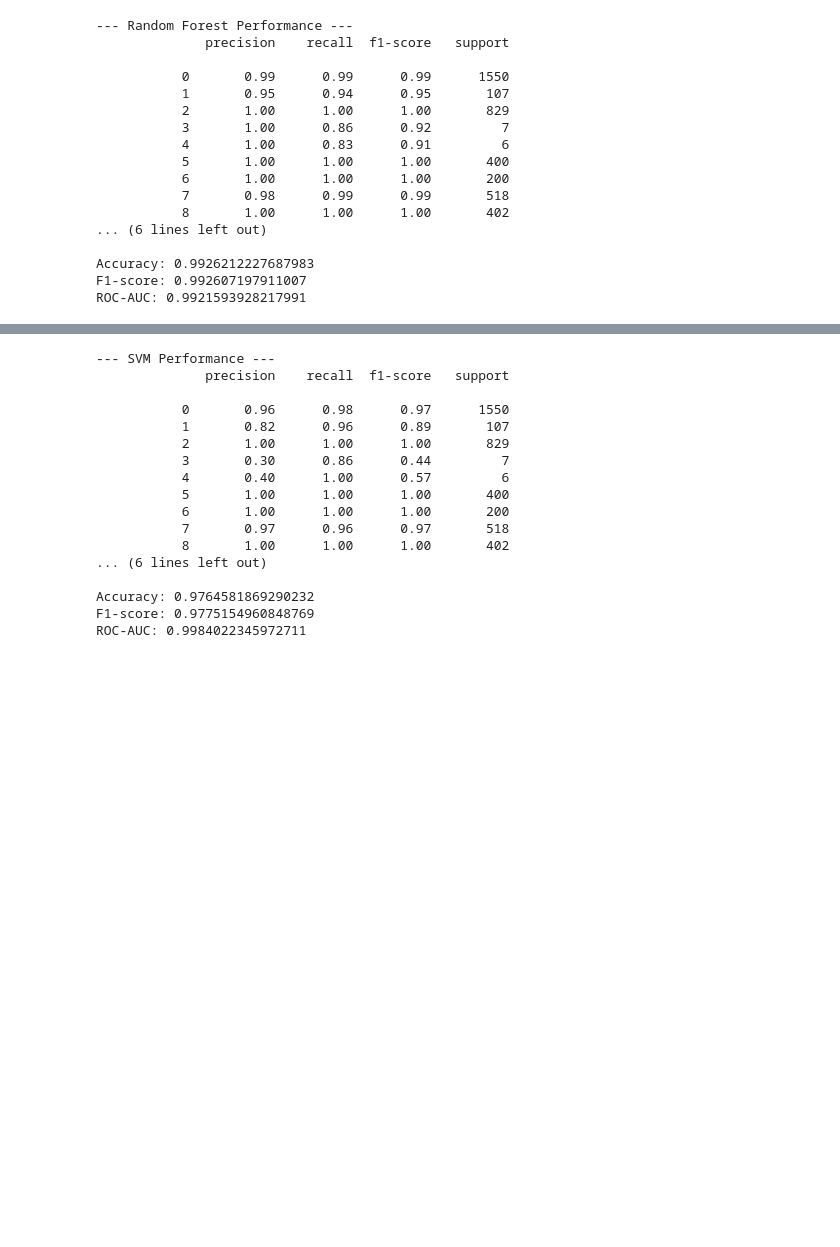
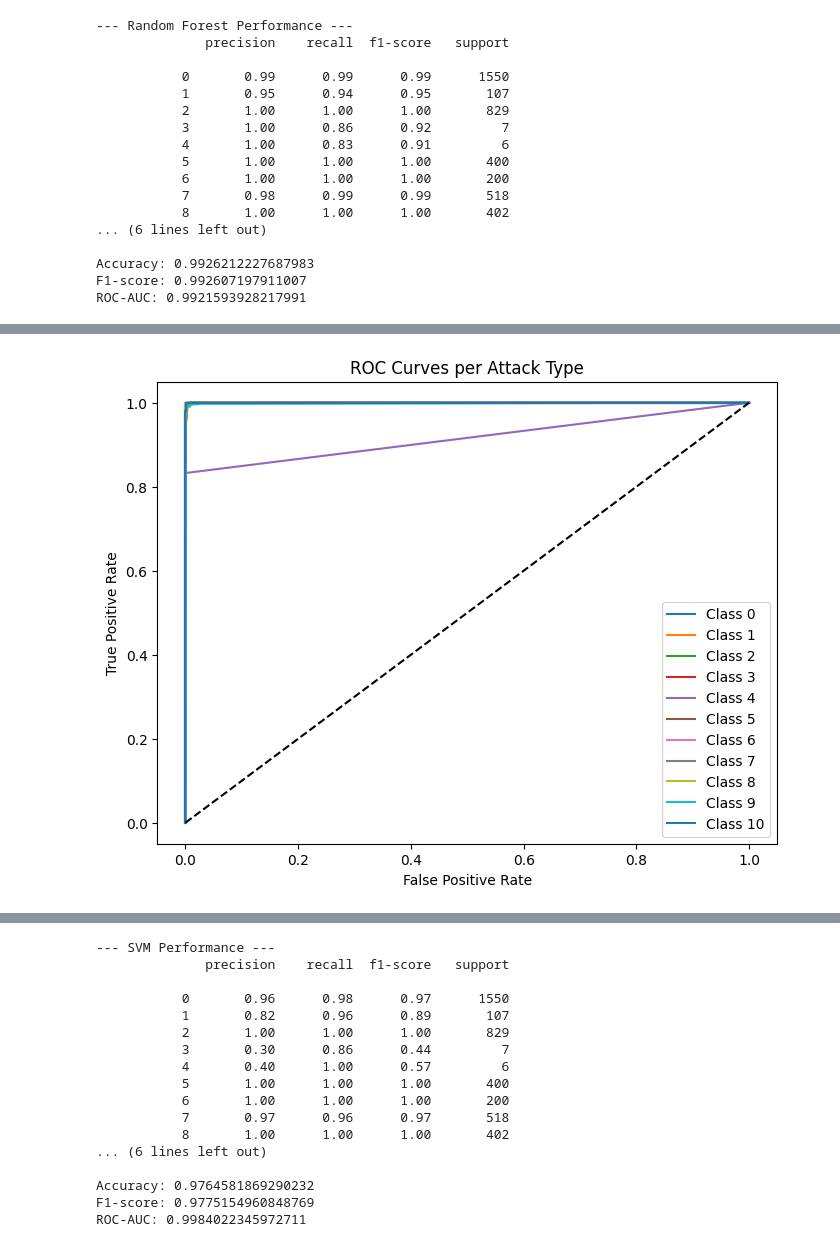
Before and after one commit to Andriguez/Machine-Learning-Project, a Jupyter notebook: notebook/project-notebook_v2.ipynb, the cells around one changed output, grey strips where cells are left out. Saved outputs shown, nothing was run; the diff lists cells and outputs as text; code cells hidden in the pictures; blank space fills up the shorter version.

```diff
--- a/notebook/project-notebook_v2.ipynb
+++ b/notebook/project-notebook_v2.ipynb
@@ -317,20 +350,23 @@ plt.show()
 # %%
-# Visualizing ROC curve for each class
-y_test_bin = label_binarize(y_test, classes=np.unique(y_test))
-n_classes = y_test_bin.shape[1]
+def plot_roc_curves(test_data, probability_data):
+    y_test_bin = label_binarize(test_data, classes=np.unique(y_test))
+    n_classes = y_test_bin.shape[1]
 
-plt.figure(figsize=(8,6))
+    plt.figure(figsize=(8,6))
 
-for i in range(n_classes):
-    fpr, tpr, _ = roc_curve(y_test_bin[:, i], y_probability[:, i])
-    plt.plot(fpr, tpr, label=f"Class {i}")
+    for i in range(n_classes):
+        fpr, tpr, _ = roc_curve(y_test_bin[:, i], probability_data[:, i])
+        plt.plot(fpr, tpr, label=f"Class {i}")
 
-plt.plot([0,1],[0,1],'k--')
-plt.title("ROC Curves per Attack Type")
-plt.xlabel("False Positive Rate")
-plt.ylabel("True Positive Rate")
-plt.legend()
-plt.show()
+    plt.plot([0,1],[0,1],'k--')
+    plt.title("ROC Curves per Attack Type")
+    plt.xlabel("False Positive Rate")
+    plt.ylabel("True Positive Rate")
+    plt.legend()
+    plt.show()
+
+# Visualizing ROC curve for each class in baseline model
+plot_roc_curves(y_test, y_probability)
 # %% [output]
 [figure]
 # %% [markdown]
@@ -467,0 +479,5 @@ ROC-AUC: 0.9921593928217991
+# %%
+# Visualizing ROC curve for each class in Random Forest model
+plot_roc_curves(y_test, rf_proba)
+# %% [output]
+[figure, added]
```
Also changed, not shown: parts of 21 cells of this notebook, 11 other files.
